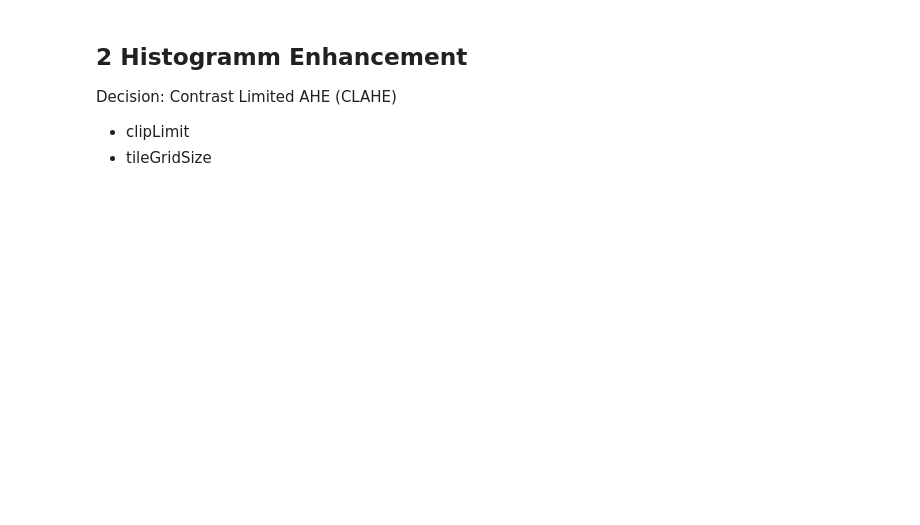
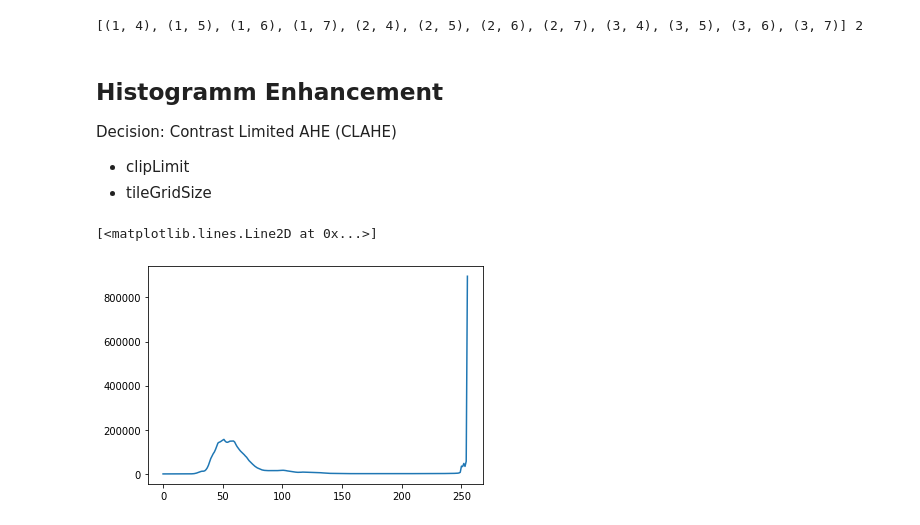
Before and after one commit to DuncanDai/master_border_extraction, a Jupyter notebook: src/test2_selectParams_histogramm+sharpen.ipynb, the cells around one changed output. Saved outputs shown, nothing was run; the diff lists cells and outputs as text; code cells hidden in the pictures; blank space fills up the shorter version.

```diff
--- a/src/test2_selectParams_histogramm+sharpen.ipynb
+++ b/src/test2_selectParams_histogramm+sharpen.ipynb
@@ -22,8 +33,25 @@ def set_odd_val(num):
 
 def set_two_decimal(num):
     return float(num)/100
+# %%
+# meshgrid: N-D => extend to 1-D => combined to tuple
+def combine_grid_params(*param_lists) -> Tuple[list[tuple], int]:
+    num_params = len(param_lists)
+
+    param_grids = np.meshgrid(*param_lists, indexing='ij')
+    param_flats = map(np.ndarray.flatten, param_grids)
+    param_combine = list(zip(*param_flats))
+    return param_combine, num_params
+
+# example:
+x = [1, 2, 3]
+y = [4, 5, 6, 7]
+res, cnt = combine_grid_params(x, y)
+print(res, cnt)
+# %% [output]
+[(1, 4), (1, 5), (1, 6), (1, 7), (2, 4), (2, 5), (2, 6), (2, 7), (3, 4), (3, 5), (3, 6), (3, 7)] 2
 # %% [markdown]
-## 2 Histogramm Enhancement
+## Histogramm Enhancement
 Decision: Contrast Limited AHE (CLAHE)
 - clipLimit
 - tileGridSize
@@ -61,0 +58,7 @@ cv2.destroyAllWindows()
+# %%
+### histogramm of origianal image
+hist_gray = cv2.calcHist([img_gray_origin],[0],None,[256],[0,256])   # shape is (256, 1)
+plt.plot(hist_gray)
+# %% [output]
+[<matplotlib.lines.Line2D at 0x...>]
+[figure, added]
```
Also changed, not shown: parts of 9 cells of this notebook, 6 other files.
